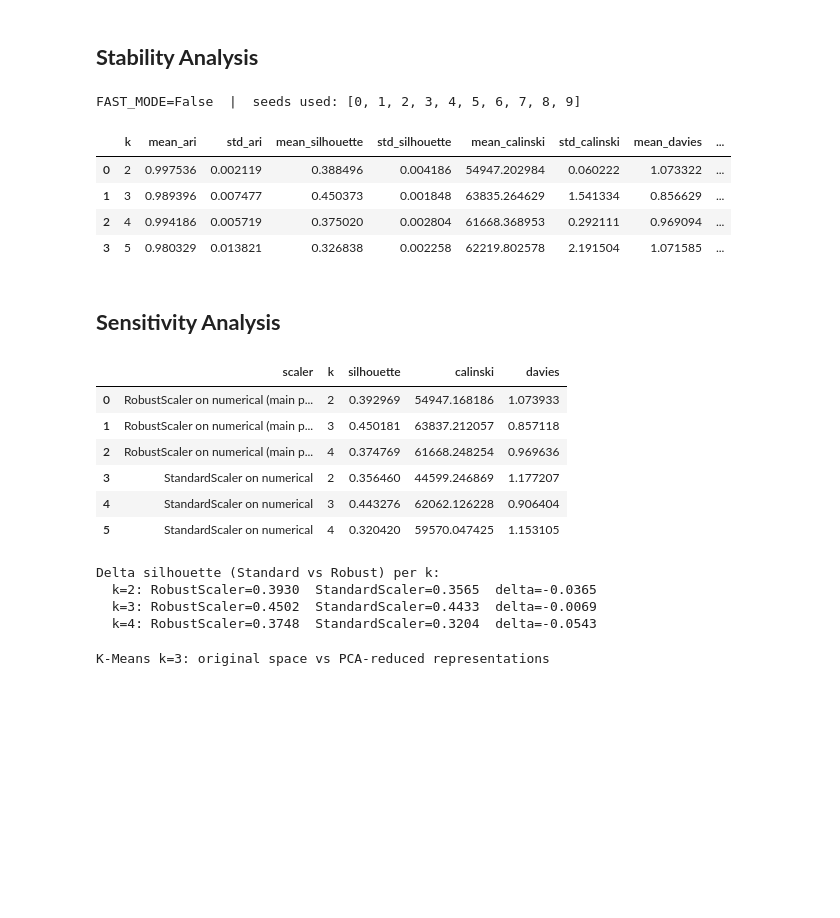
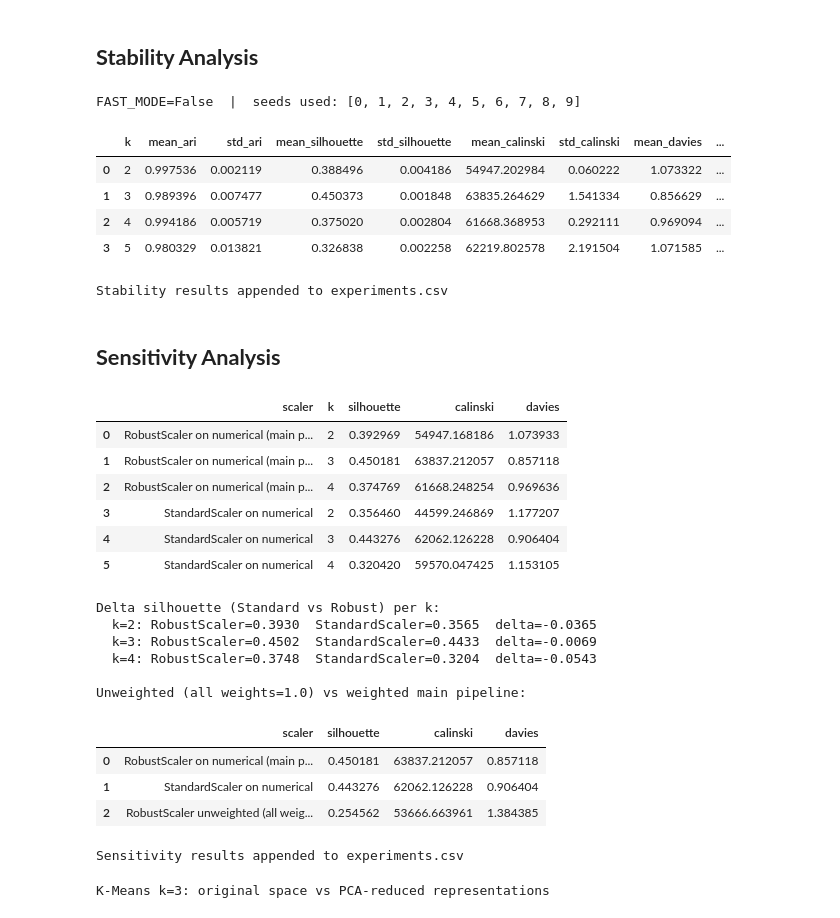
Before and after one commit to alexandreffs/UnsupervisedLearningProj, a Jupyter notebook: project.ipynb, the cells around one changed output. Cells and saved outputs as stored; diff of their text form; code cells hidden in the pictures; blank space fills up the shorter version.

```diff
--- a/project.ipynb
+++ b/project.ipynb
@@ -989,6 +1026,24 @@ for k in [2, 3, 4, 5]:
 stability_df = pd.DataFrame(stability_scores)
 print(f"FAST_MODE={FAST_MODE}  |  seeds used: {seeds}")
 display(stability_df)
+
+# Append stability results to experiments.csv
+_stab_rows = []
+for _, row in stability_df.iterrows():
+    _stab_rows.append({
+        "date/run_id":       datetime.now().strftime("%Y-%m-%d %H:%M:%S"),
+        "representation_id": "R-EUCLID-robust-weighted-withADR",
+        "model":             "kmeans_stability",
+        "parameters":        f"k={int(row['k'])}, seeds={seeds}",
+        "seed":              str(seeds),
+        "silhouette":        row["mean_silhouette"],
+        "calinski":          row["mean_calinski"],
+        "davies":            row["mean_davies"],
+        "diagnostics":       "OK",
+        "notes":             f"stability k={int(row['k'])}: ARI={row['mean_ari']:.4f}+/-{row['std_ari']:.4f}, sil={row['mean_silhouette']:.4f}+/-{row['std_silhouette']:.4f}",
+    })
+pd.DataFrame(_stab_rows).to_csv("experiments.csv", mode="a", header=False, index=False)
+print("Stability results appended to experiments.csv")
 # %% [output]
 FAST_MODE=False  |  seeds used: [0, 1, 2, 3, 4, 5, 6, 7, 8, 9]
 |  | k | mean_ari | std_ari | mean_silhouette | std_silhouette | mean_calinski | std_calinski | mean_davies | ... |
@@ -996,6 +1051,7 @@ FAST_MODE=False  |  seeds used: [0, 1, 2, 3, 4, 5, 6, 7, 8, 9]
 | 1 | 3 | 0.989396 | 0.007477 | 0.450373 | 0.001848 | 63835.264629 | 1.541334 | 0.856629 | ... |
 | 2 | 4 | 0.994186 | 0.005719 | 0.375020 | 0.002804 | 61668.368953 | 0.292111 | 0.969094 | ... |
 | 3 | 5 | 0.980329 | 0.013821 | 0.326838 | 0.002258 | 62219.802578 | 2.191504 | 1.071585 | ... |
+Stability results appended to experiments.csv
 # %% [markdown]
 ## **Sensitivity Analysis**
 # %%
@@ -1053,33 +1109,58 @@ X_unweighted = np.hstack([
     df_cluster[binary_ord_features].values.astype(float)
 ])
 unweighted_results = []
 for k in [2, 3, 4]:
     labels = KMeans(n_clusters=k, random_state=42, n_init=10).fit_predict(X_unweighted)
     unweighted_results.append({
         "scaler": "RobustScaler unweighted (all weights=1.0)",
         "k":      k,
         "silhouette": silhouette_score(X_unweighted, labels, sample_size=10000, random_state=42),
         "calinski":   calinski_harabasz_score(X_unweighted, labels),
         "davies":     davies_bouldin_score(X_unweighted, labels),
     })
 
 print()
 print("Unweighted (all weights=1.0) vs weighted main pipeline:")
 combined = sens_df.copy()
 combined = pd.concat([combined, pd.DataFrame(unweighted_results)], ignore_index=True)
 display(combined[combined["k"]==3][["scaler","silhouette","calinski","davies"]].reset_index(drop=True))
+
+# Append sensitivity results to experiments.csv
+_sens_rows = []
+for _, row in combined.iterrows():
+    _sens_rows.append({
+        "date/run_id":       datetime.now().strftime("%Y-%m-%d %H:%M:%S"),
+        "representation_id": "R-EUCLID-robust-weighted-withADR",
+        "model":             "kmeans_sensitivity",
+        "parameters":        f"k={int(row['k'])}, scaler={row['scaler']}",
+        "seed":              42,
+        "silhouette":        row["silhouette"],
+        "calinski":          row["calinski"],
+        "davies":            row["davies"],
+        "diagnostics":       "OK",
+        "notes":             f"sensitivity: {row['scaler']}",
+    })
+pd.DataFrame(_sens_rows).to_csv("experiments.csv", mode="a", header=False, index=False)
+print("Sensitivity results appended to experiments.csv")
 # %% [output]
 |  | scaler | k | silhouette | calinski | davies |
 | 0 | RobustScaler on numerical (main p... | 2 | 0.392969 | 54947.168186 | 1.073933 |
 | 1 | RobustScaler on numerical (main p... | 3 | 0.450181 | 63837.212057 | 0.857118 |
 | 2 | RobustScaler on numerical (main p... | 4 | 0.374769 | 61668.248254 | 0.969636 |
 | 3 | StandardScaler on numerical | 2 | 0.356460 | 44599.246869 | 1.177207 |
 | 4 | StandardScaler on numerical | 3 | 0.443276 | 62062.126228 | 0.906404 |
 | 5 | StandardScaler on numerical | 4 | 0.320420 | 59570.047425 | 1.153105 |
 Delta silhouette (Standard vs Robust) per k:
   k=2: RobustScaler=0.3930  StandardScaler=0.3565  delta=-0.0365
   k=3: RobustScaler=0.4502  StandardScaler=0.4433  delta=-0.0069
   k=4: RobustScaler=0.3748  StandardScaler=0.3204  delta=-0.0543
+
+Unweighted (all weights=1.0) vs weighted main pipeline:
+|  | scaler | silhouette | calinski | davies |
+| 0 | RobustScaler on numerical (main p... | 0.450181 | 63837.212057 | 0.857118 |
+| 1 | StandardScaler on numerical | 0.443276 | 62062.126228 | 0.906404 |
+| 2 | RobustScaler unweighted (all weig... | 0.254562 | 53666.663961 | 1.384385 |
+Sensitivity results appended to experiments.csv
 # %%
 # Module E4 — PCA vs original space clustering comparison
 # Tests whether reducing to 4 components (90% variance threshold)
```
Also changed, not shown: parts of 5 cells of this notebook, 4 other files.
